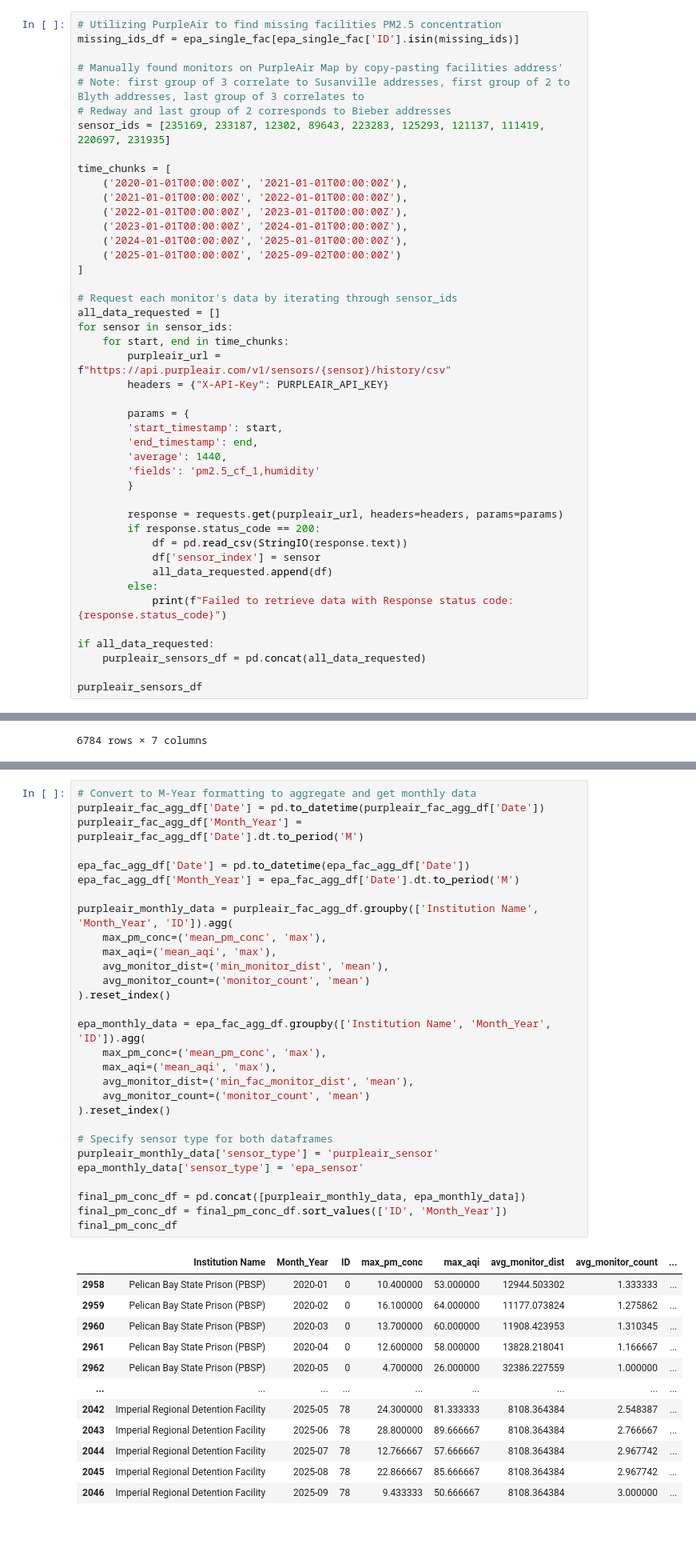
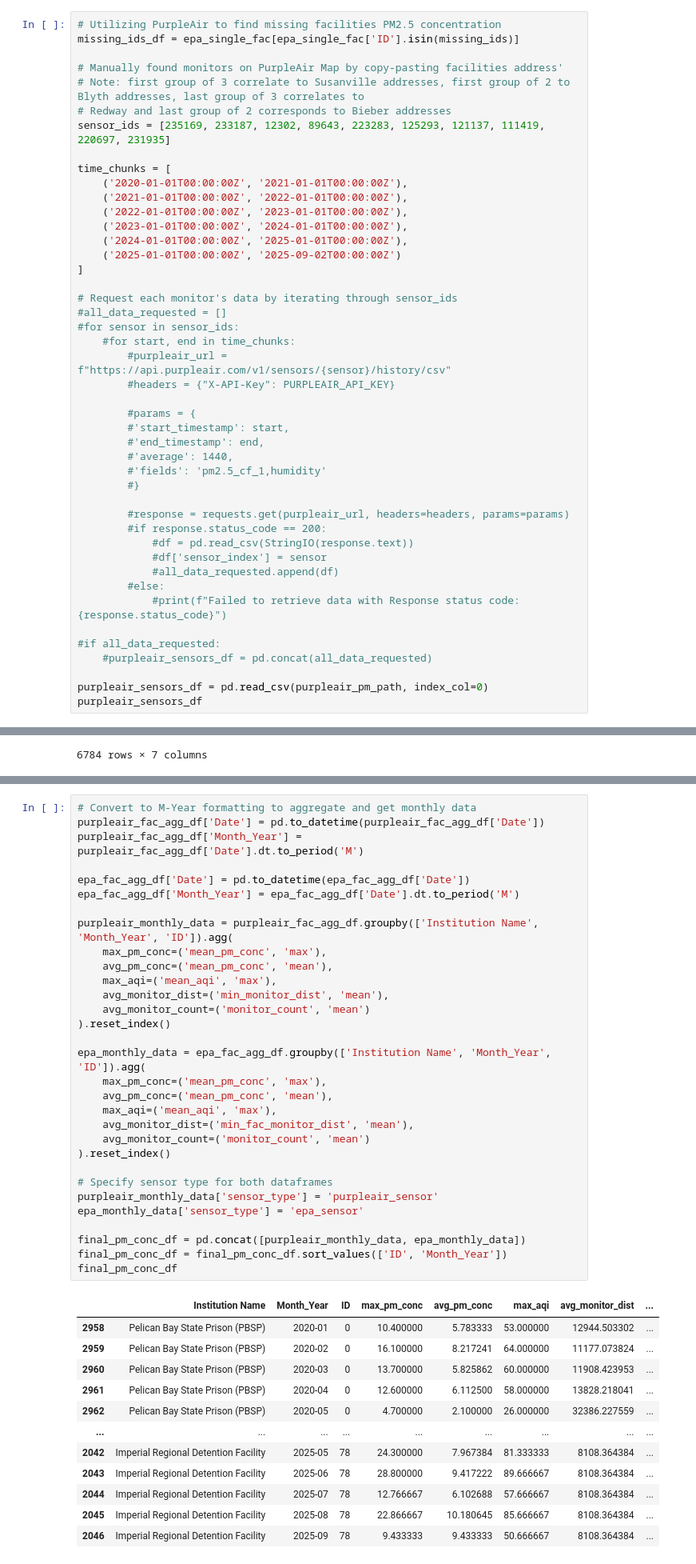
Before and after one commit to allisonsibrian/ca-wildfire-pollution-prison-project, a Jupyter notebook: ca_wildfire_feature_engineering.ipynb, the cells around one changed output, grey strips where cells are left out. Shown at 80% size. Saved outputs shown, nothing was run; the diff lists cells and outputs as text; blank space fills up the shorter version.

```diff
--- a/ca_wildfire_feature_engineering.ipynb
+++ b/ca_wildfire_feature_engineering.ipynb
@@ -507,28 +520,29 @@ time_chunks = [
 ]
 
 # Request each monitor's data by iterating through sensor_ids
-all_data_requested = []
-for sensor in sensor_ids:
-    for start, end in time_chunks:
-        purpleair_url = f"https://api.purpleair.com/v1/sensors/{sensor}/history/csv"
-        headers = {"X-API-Key": PURPLEAIR_API_KEY}
+#all_data_requested = []
+#for sensor in sensor_ids:
+    #for start, end in time_chunks:
+        #purpleair_url = f"https://api.purpleair.com/v1/sensors/{sensor}/history/csv"
+        #headers = {"X-API-Key": PURPLEAIR_API_KEY}
 
-        params = {
-        'start_timestamp': start,
-        'end_timestamp': end,
-        'average': 1440,
-        'fields': 'pm2.5_cf_1,humidity'
-        }
+        #params = {
+        #'start_timestamp': start,
+        #'end_timestamp': end,
+        #'average': 1440,
+        #'fields': 'pm2.5_cf_1,humidity'
+        #}
 
-        response = requests.get(purpleair_url, headers=headers, params=params)
-        if response.status_code == 200:
-            df = pd.read_csv(StringIO(response.text))
-            df['sensor_index'] = sensor
-            all_data_requested.append(df)
-        else:
-            print(f"Failed to retrieve data with Response status code: {response.status_code}")
+        #response = requests.get(purpleair_url, headers=headers, params=params)
+        #if response.status_code == 200:
+            #df = pd.read_csv(StringIO(response.text))
+            #df['sensor_index'] = sensor
+            #all_data_requested.append(df)
+        #else:
+            #print(f"Failed to retrieve data with Response status code: {response.status_code}")
 
-if all_data_requested:
-    purpleair_sensors_df = pd.concat(all_data_requested)
+#if all_data_requested:
+    #purpleair_sensors_df = pd.concat(all_data_requested)
 
+purpleair_sensors_df = pd.read_csv(purpleair_pm_path, index_col=0)
 purpleair_sensors_df
@@ -700,42 +743,44 @@ purpleair_fac_agg_df
 # %%
 # Convert to M-Year formatting to aggregate and get monthly data
 purpleair_fac_agg_df['Date'] = pd.to_datetime(purpleair_fac_agg_df['Date'])
 purpleair_fac_agg_df['Month_Year'] = purpleair_fac_agg_df['Date'].dt.to_period('M')
 
 epa_fac_agg_df['Date'] = pd.to_datetime(epa_fac_agg_df['Date'])
 epa_fac_agg_df['Month_Year'] = epa_fac_agg_df['Date'].dt.to_period('M')
 
 purpleair_monthly_data = purpleair_fac_agg_df.groupby(['Institution Name', 'Month_Year', 'ID']).agg(
     max_pm_conc=('mean_pm_conc', 'max'),
+    avg_pm_conc=('mean_pm_conc', 'mean'),
     max_aqi=('mean_aqi', 'max'),
     avg_monitor_dist=('min_monitor_dist', 'mean'),
     avg_monitor_count=('monitor_count', 'mean')
 ).reset_index()
 
 epa_monthly_data = epa_fac_agg_df.groupby(['Institution Name', 'Month_Year', 'ID']).agg(
     max_pm_conc=('mean_pm_conc', 'max'),
+    avg_pm_conc=('mean_pm_conc', 'mean'),
     max_aqi=('mean_aqi', 'max'),
     avg_monitor_dist=('min_fac_monitor_dist', 'mean'),
     avg_monitor_count=('monitor_count', 'mean')
 ).reset_index()
 
 # Specify sensor type for both dataframes
 purpleair_monthly_data['sensor_type'] = 'purpleair_sensor'
 epa_monthly_data['sensor_type'] = 'epa_sensor'
 
 final_pm_conc_df = pd.concat([purpleair_monthly_data, epa_monthly_data])
 final_pm_conc_df = final_pm_conc_df.sort_values(['ID', 'Month_Year'])
 final_pm_conc_df
 # %% [output]
-|  | Institution Name | Month_Year | ID | max_pm_conc | max_aqi | avg_monitor_dist | avg_monitor_count | ... |
-| 2958 | Pelican Bay State Prison (PBSP) | 2020-01 | 0 | 10.400000 | 53.000000 | 12944.503302 | 1.333333 | ... |
-| 2959 | Pelican Bay State Prison (PBSP) | 2020-02 | 0 | 16.100000 | 64.000000 | 11177.073824 | 1.275862 | ... |
-| 2960 | Pelican Bay State Prison (PBSP) | 2020-03 | 0 | 13.700000 | 60.000000 | 11908.423953 | 1.310345 | ... |
-| 2961 | Pelican Bay State Prison (PBSP) | 2020-04 | 0 | 12.600000 | 58.000000 | 13828.218041 | 1.166667 | ... |
-| 2962 | Pelican Bay State Prison (PBSP) | 2020-05 | 0 | 4.700000 | 26.000000 | 32386.227559 | 1.000000 | ... |
+|  | Institution Name | Month_Year | ID | max_pm_conc | avg_pm_conc | max_aqi | avg_monitor_dist | ... |
+| 2958 | Pelican Bay State Prison (PBSP) | 2020-01 | 0 | 10.400000 | 5.783333 | 53.000000 | 12944.503302 | ... |
+| 2959 | Pelican Bay State Prison (PBSP) | 2020-02 | 0 | 16.100000 | 8.217241 | 64.000000 | 11177.073824 | ... |
+| 2960 | Pelican Bay State Prison (PBSP) | 2020-03 | 0 | 13.700000 | 5.825862 | 60.000000 | 11908.423953 | ... |
+| 2961 | Pelican Bay State Prison (PBSP) | 2020-04 | 0 | 12.600000 | 6.112500 | 58.000000 | 13828.218041 | ... |
+| 2962 | Pelican Bay State Prison (PBSP) | 2020-05 | 0 | 4.700000 | 2.100000 | 26.000000 | 32386.227559 | ... |
 | ... | ... | ... | ... | ... | ... | ... | ... | ... |
-| 2042 | Imperial Regional Detention Facility | 2025-05 | 78 | 24.300000 | 81.333333 | 8108.364384 | 2.548387 | ... |
-| 2043 | Imperial Regional Detention Facility | 2025-06 | 78 | 28.800000 | 89.666667 | 8108.364384 | 2.766667 | ... |
-| 2044 | Imperial Regional Detention Facility | 2025-07 | 78 | 12.766667 | 57.666667 | 8108.364384 | 2.967742 | ... |
-| 2045 | Imperial Regional Detention Facility | 2025-08 | 78 | 22.866667 | 85.666667 | 8108.364384 | 2.967742 | ... |
-| 2046 | Imperial Regional Detention Facility | 2025-09 | 78 | 9.433333 | 50.666667 | 8108.364384 | 3.000000 | ... |
+| 2042 | Imperial Regional Detention Facility | 2025-05 | 78 | 24.300000 | 7.967384 | 81.333333 | 8108.364384 | ... |
+| 2043 | Imperial Regional Detention Facility | 2025-06 | 78 | 28.800000 | 9.417222 | 89.666667 | 8108.364384 | ... |
+| 2044 | Imperial Regional Detention Facility | 2025-07 | 78 | 12.766667 | 6.102688 | 57.666667 | 8108.364384 | ... |
+| 2045 | Imperial Regional Detention Facility | 2025-08 | 78 | 22.866667 | 10.180645 | 85.666667 | 8108.364384 | ... |
+| 2046 | Imperial Regional Detention Facility | 2025-09 | 78 | 9.433333 | 9.433333 | 50.666667 | 8108.364384 | ... |
```
Also changed, not shown: parts of 9 cells of this notebook.
